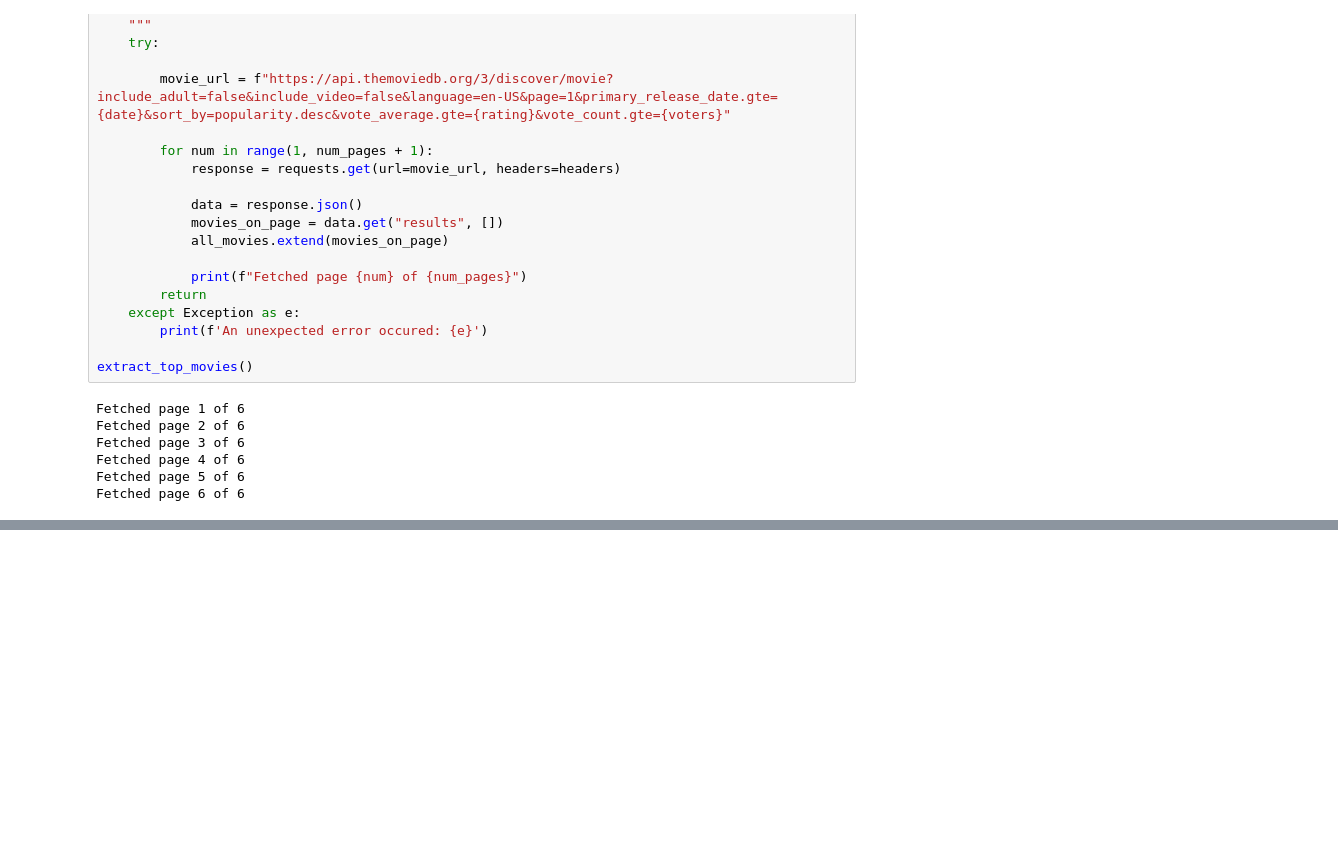
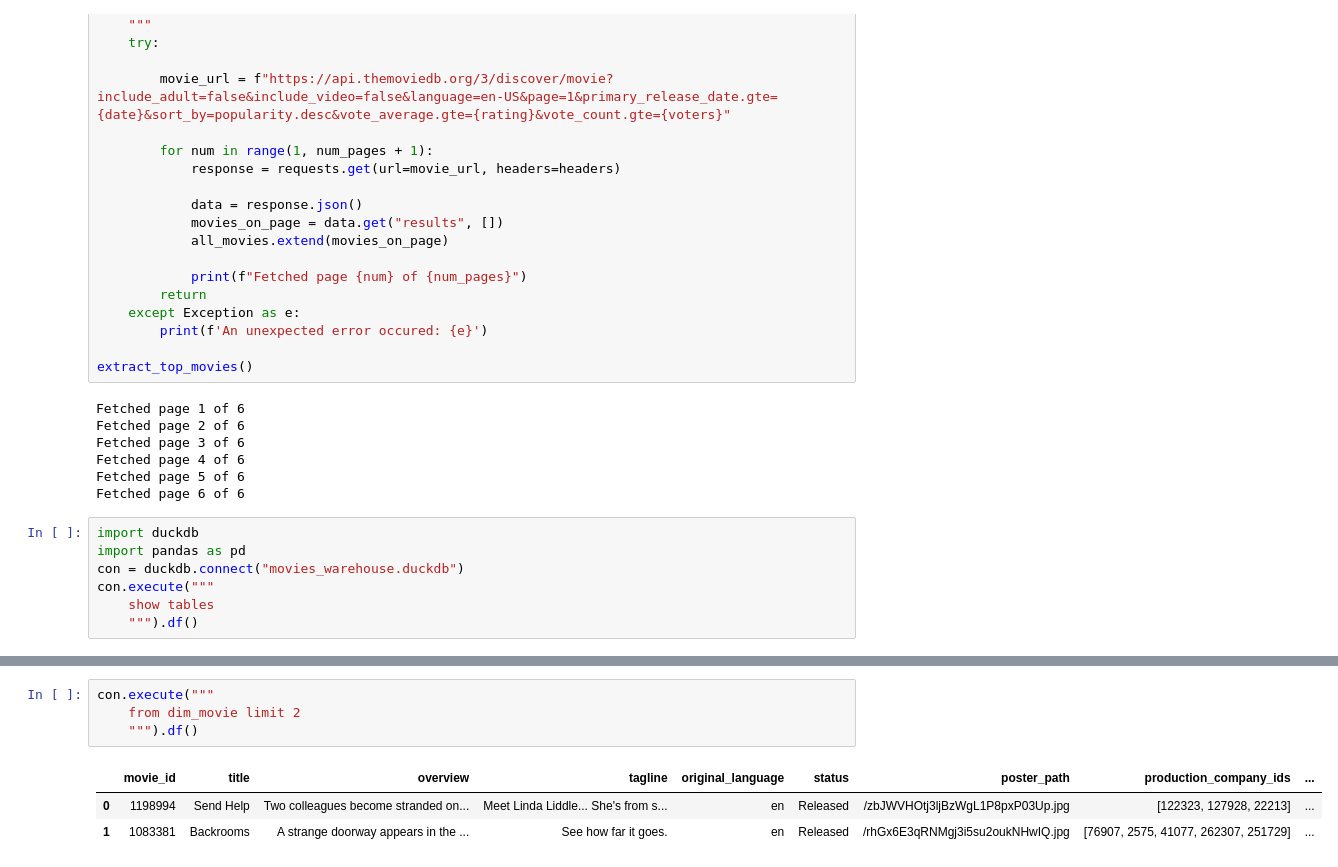
Before and after one commit to chinedum-mafiana/TMDB-ETL-with-duckdb, a Jupyter notebook: df.ipynb, the cells around one changed output, grey strips where cells are left out. Cells and saved outputs as stored; diff of their text form; blank space fills up the shorter version.

```diff
--- a/df.ipynb
+++ b/df.ipynb
@@ -436,3 +436,10 @@ Fetched page 3 of 6
 Fetched page 4 of 6
 Fetched page 5 of 6
 Fetched page 6 of 6
+# %%
+import duckdb
+import pandas as pd
+con = duckdb.connect("movies_warehouse.duckdb")
+con.execute("""
+    show tables
+    """).df()
@@ -438,0 +453,8 @@ Fetched page 6 of 6
+# %%
+con.execute("""
+    from dim_movie limit 2
+    """).df()
+# %% [output]
+|  | movie_id | title | overview | tagline | original_language | status | poster_path | production_company_ids | ... |
+| 0 | 1198994 | Send Help | Two colleagues become stranded on... | Meet Linda Liddle... She's from s... | en | Released | /zbJWVHOtj3ljBzWgL1P8pxP03Up.jpg | [122323, 127928, 22213] | ... |
+| 1 | 1083381 | Backrooms | A strange doorway appears in the ... | See how far it goes. | en | Released | /rhGx6E3qRNMgj3i5su2oukNHwIQ.jpg | [76907, 2575, 41077, 262307, 251729] | ... |
```
Also changed, not shown: parts of 4 cells of this notebook, 1 other file.
